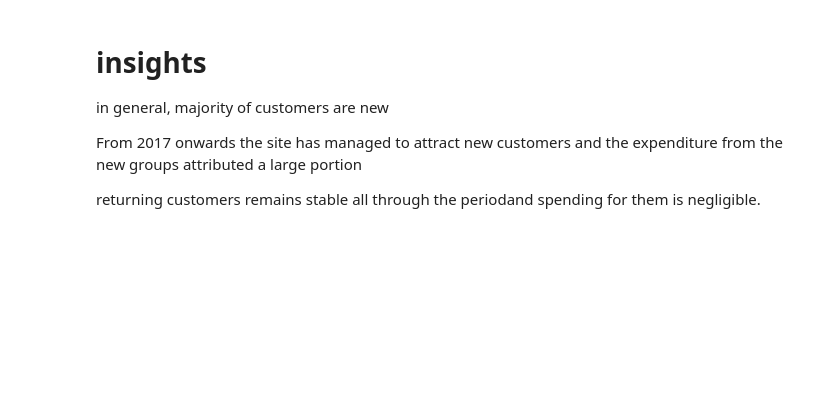
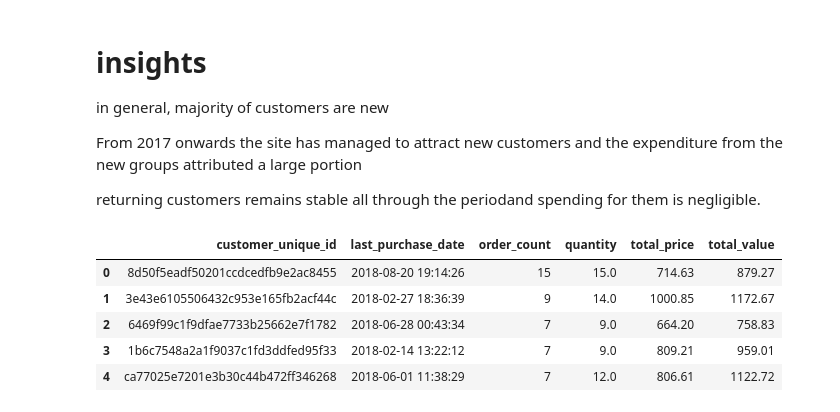
Before and after one commit to Cyrusz55/E_Commerce_Customer_Behavior_Analysis, a Jupyter notebook: book1.ipynb, the cells around one changed output. Saved outputs shown, nothing was run; the diff lists cells and outputs as text; code cells hidden in the pictures; blank space fills up the shorter version.

```diff
--- a/book1.ipynb
+++ b/book1.ipynb
@@ -614,3 +619,27 @@ in general, majority of customers are new
 From 2017 onwards the site has managed to attract new customers and the expenditure from the new groups attributed a large portion
 
 returning customers remains stable all through the periodand spending for them is negligible.
+# %%
+# lets calculate customers lifetime value
+data_orders = (
+    data_timeseries
+    .groupby("customer_unique_id")
+    .agg(
+        last_purchase_date=("order_purchase_timestamp", "max"),
+        order_count = ("order_id", "nunique"),
+        quantity=("product_counts", "sum"),
+        total_price=("total_price", "sum"),
+        total_value=("total_value", "sum")
+    )
+    .sort_values(by="order_count", ascending=False)
+    .reset_index()
+)
+
+data_orders.head()
+# %% [output]
+|  | customer_unique_id | last_purchase_date | order_count | quantity | total_price | total_value |
+| 0 | 8d50f5eadf50201ccdcedfb9e2ac8455 | 2018-08-20 19:14:26 | 15 | 15.0 | 714.63 | 879.27 |
+| 1 | 3e43e6105506432c953e165fb2acf44c | 2018-02-27 18:36:39 | 9 | 14.0 | 1000.85 | 1172.67 |
+| 2 | 6469f99c1f9dfae7733b25662e7f1782 | 2018-06-28 00:43:34 | 7 | 9.0 | 664.20 | 758.83 |
+| 3 | 1b6c7548a2a1f9037c1fd3ddfed95f33 | 2018-02-14 13:22:12 | 7 | 9.0 | 809.21 | 959.01 |
+| 4 | ca77025e7201e3b30c44b472ff346268 | 2018-06-01 11:38:29 | 7 | 12.0 | 806.61 | 1122.72 |
```
Also changed, not shown: parts of 6 cells of this notebook, 5 other files.
